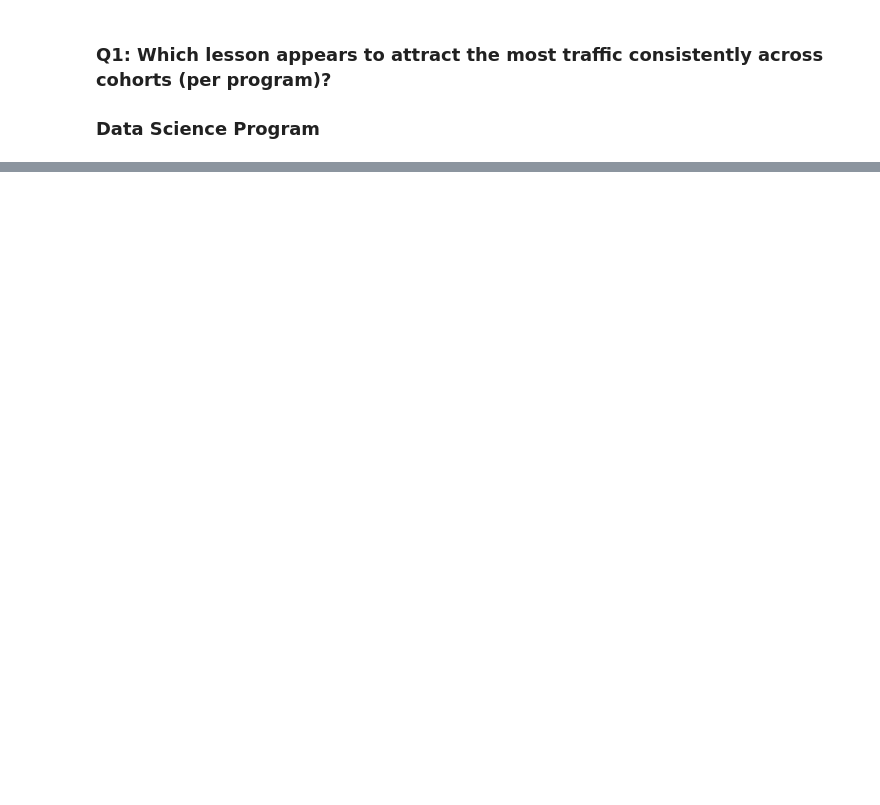
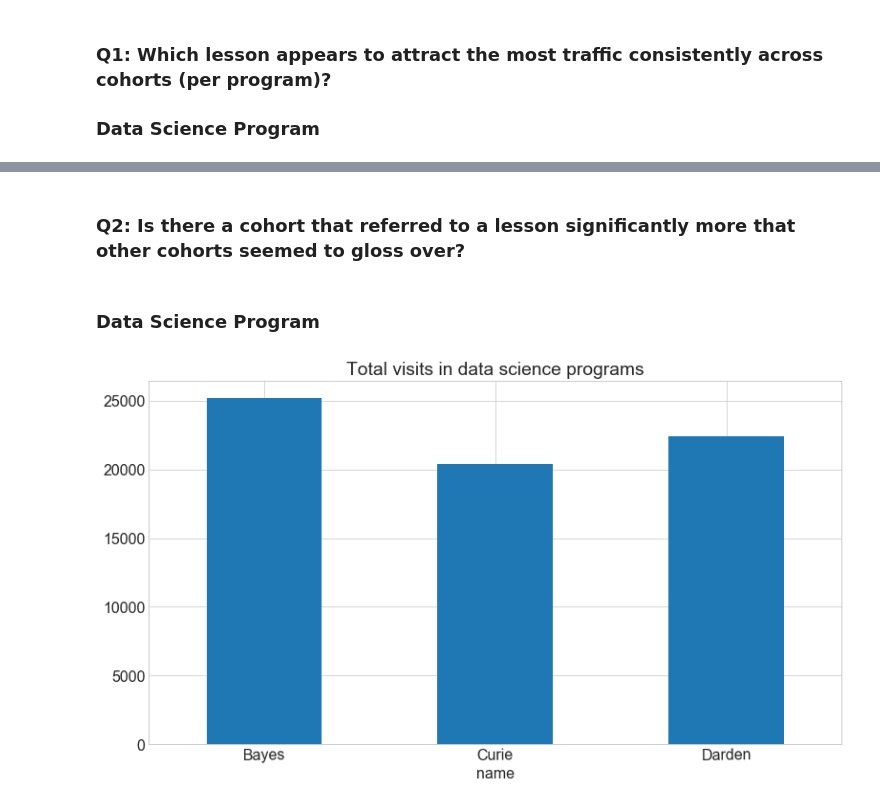
Before and after one commit to Yongliang-Shi/Anomaly-Detection-in-the-Curriculum-Access-Log, a Jupyter notebook: explore_log.ipynb, the cells around one changed output, grey strips where cells are left out. Cells and saved outputs as stored; diff of their text form; code cells hidden in the pictures; blank space fills up the shorter version.

```diff
--- a/explore_log.ipynb
+++ b/explore_log.ipynb
@@ -73,0 +111,12 @@ plt.tight_layout()
+# %% [markdown]
+### Q2: Is there a cohort that referred to a lesson significantly more that other cohorts seemed to gloss over?
+# %% [markdown]
+### Data Science Program
+# %%
+# Plot the total visits based on cohorts
+
+log_ds.groupby('name').lesson.size().plot(kind='bar', rot=1)
+plt.title('Total visits in data science programs')
+plt.show()
+# %% [output]
+[figure, added]
```
Also changed, not shown: parts of 13 cells of this notebook.
